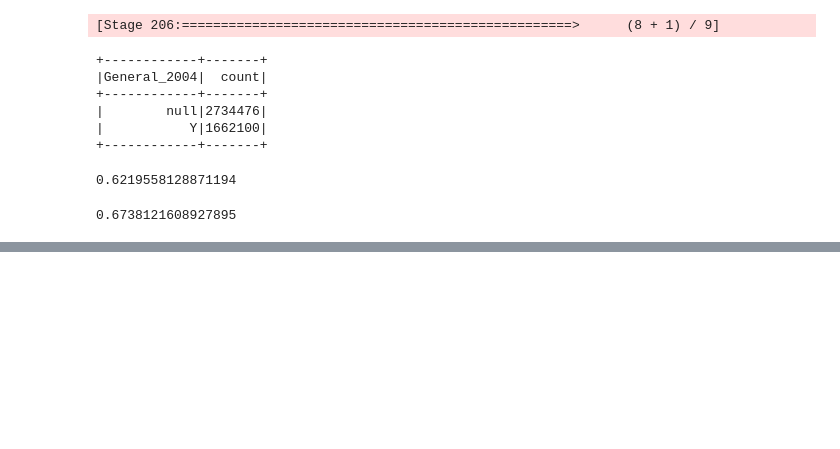
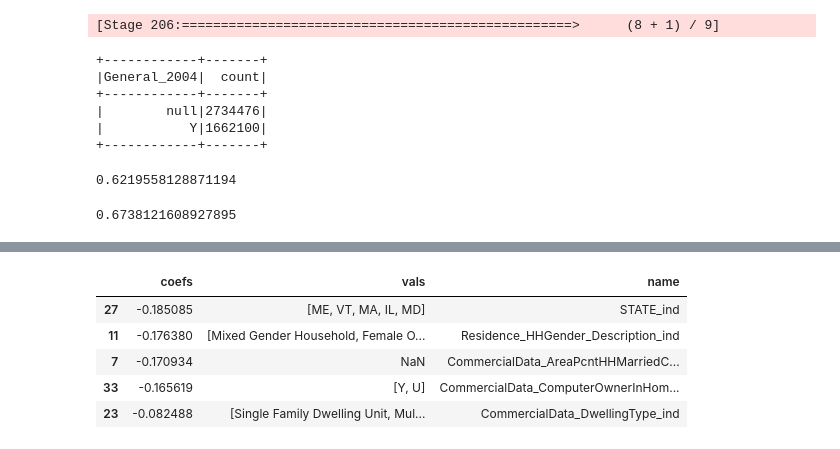
Before and after one commit to Big-Data-Analytics-235/voter-project, a Jupyter notebook: getting nonvoter ID data.ipynb, the cells around one changed output, grey strips where cells are left out. Drawn from its saved outputs; the diff is of its cells as text; code cells hidden in the pictures; blank space fills up the shorter version.

```diff
--- a/getting nonvoter ID data.ipynb
+++ b/getting nonvoter ID data.ipynb
@@ -421,0 +459,14 @@ indi.groupBy("General_2004").count().show()
+# %%
+coefsArray = np.array(lrModel.coefficients)  # convert to np.array
+coefsDF = pd.DataFrame(coefsArray, columns=['coefs'])  # to pandas
+
+coefsDF = coefsDF.merge(featureCols, left_index=True, right_index=True)  # join it with featureCols we created above
+coefsDF.sort_values('coefs', inplace=True)  # Sort them
+coefsDF.head()
+# %% [output]
+|  | coefs | vals | name |
+| 27 | -0.185085 | [ME, VT, MA, IL, MD] | STATE_ind |
+| 11 | -0.176380 | [Mixed Gender Household, Female O... | Residence_HHGender_Description_ind |
+| 7 | -0.170934 | NaN | CommercialData_AreaPcntHHMarriedC... |
+| 33 | -0.165619 | [Y, U] | CommercialData_ComputerOwnerInHom... |
+| 23 | -0.082488 | [Single Family Dwelling Unit, Mul... | CommercialData_DwellingType_ind |
```
Also changed, not shown: parts of 19 cells of this notebook.
